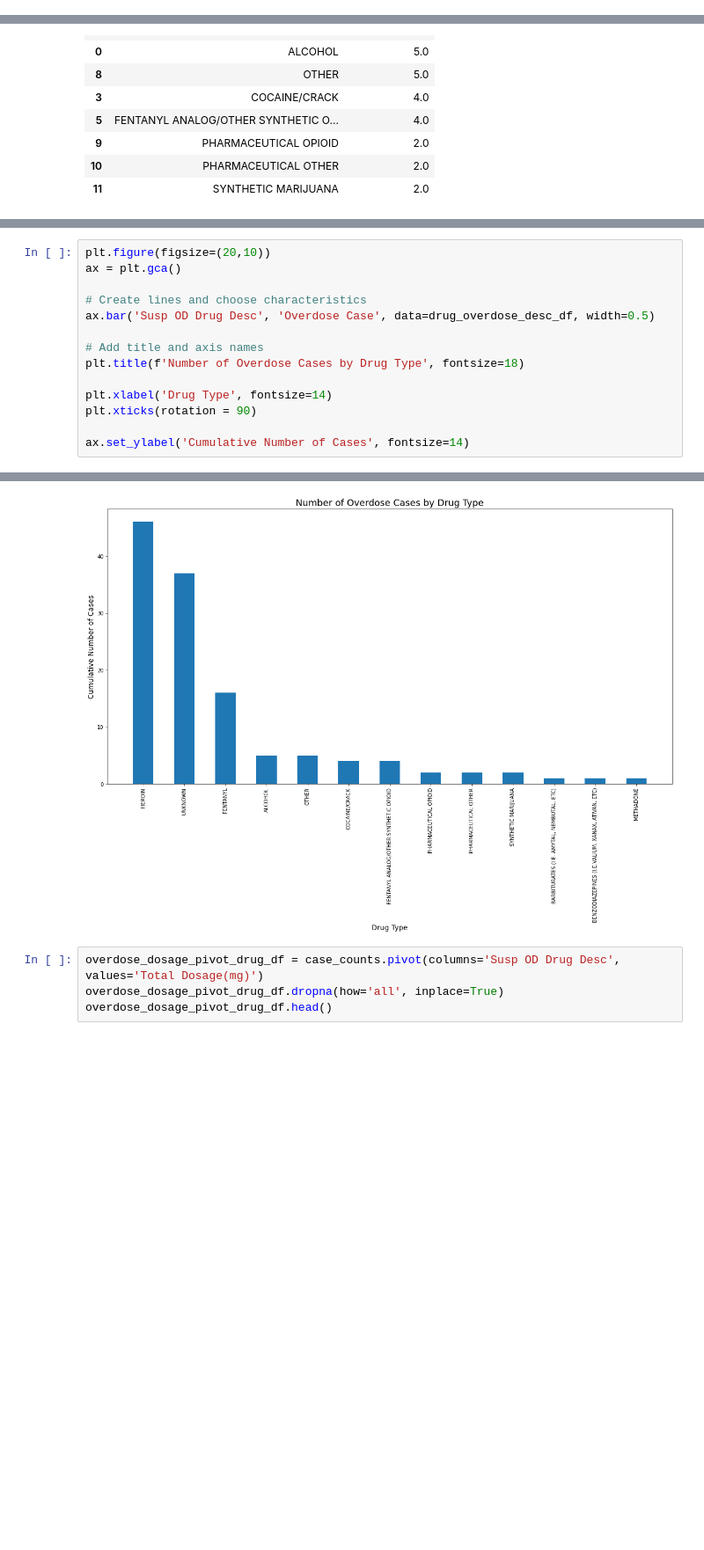
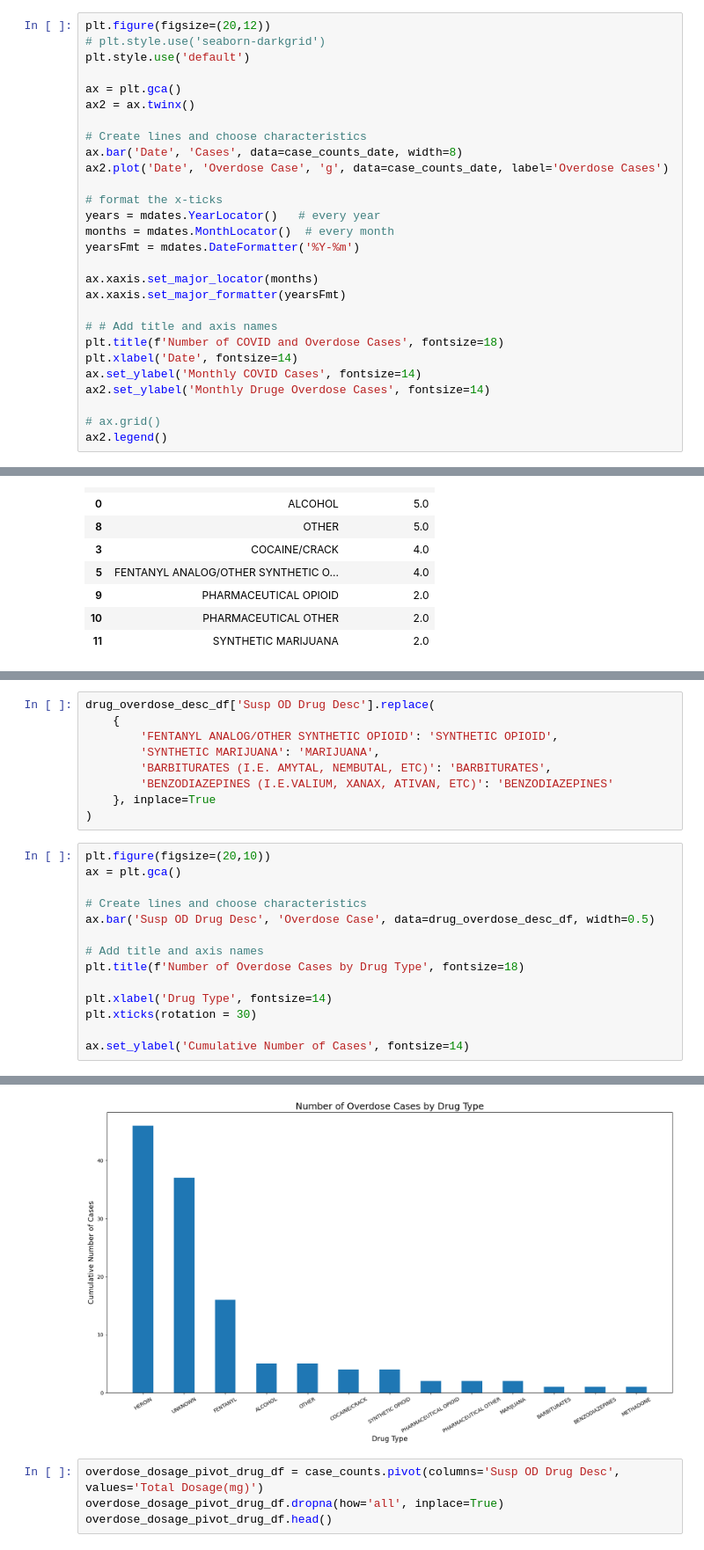
Before and after one commit to sharma-apoorv/data-512-project, a Jupyter notebook: src/A5-Extension.ipynb, the cells around one changed output, grey strips where cells are left out. Shown: that part at 88% size. Cells and saved outputs as stored; diff of their text form; blank space fills up the shorter version.

```diff
--- a/src/A5-Extension.ipynb
+++ b/src/A5-Extension.ipynb
@@ -195,0 +198,28 @@ ax2.legend()
+# %%
+plt.figure(figsize=(20,12))
+# plt.style.use('seaborn-darkgrid')
+plt.style.use('default')
+
+ax = plt.gca()
+ax2 = ax.twinx()
+
+# Create lines and choose characteristics
+ax.bar('Date', 'Cases', data=case_counts_date, width=8)
+ax2.plot('Date', 'Overdose Case', 'g', data=case_counts_date, label='Overdose Cases')
+
+# format the x-ticks
+years = mdates.YearLocator()   # every year
+months = mdates.MonthLocator()  # every month
+yearsFmt = mdates.DateFormatter('%Y-%m')
+
+ax.xaxis.set_major_locator(months)
+ax.xaxis.set_major_formatter(yearsFmt)
+
+# # Add title and axis names
+plt.title(f'Number of COVID and Overdose Cases', fontsize=18)
+plt.xlabel('Date', fontsize=14)
+ax.set_ylabel('Monthly COVID Cases', fontsize=14)
+ax2.set_ylabel('Monthly Druge Overdose Cases', fontsize=14)
+
+# ax.grid()
+ax2.legend()
@@ -360,20 +393,29 @@ array(['HEROIN', 'UNKNOWN', 'FENTANYL', 'ALCOHOL', 'OTHER',
+# %%
+drug_overdose_desc_df['Susp OD Drug Desc'].replace(
+    {
+        'FENTANYL ANALOG/OTHER SYNTHETIC OPIOID': 'SYNTHETIC OPIOID',
+        'SYNTHETIC MARIJUANA': 'MARIJUANA',
+        'BARBITURATES (I.E. AMYTAL, NEMBUTAL, ETC)': 'BARBITURATES',
+        'BENZODIAZEPINES (I.E.VALIUM, XANAX, ATIVAN, ETC)': 'BENZODIAZEPINES'
+    }, inplace=True
+)
 # %%
 plt.figure(figsize=(20,10))
 ax = plt.gca()
 
 # Create lines and choose characteristics
 ax.bar('Susp OD Drug Desc', 'Overdose Case', data=drug_overdose_desc_df, width=0.5)
 
 # Add title and axis names
 plt.title(f'Number of Overdose Cases by Drug Type', fontsize=18)
 
 plt.xlabel('Drug Type', fontsize=14)
-plt.xticks(rotation = 90)
+plt.xticks(rotation = 30)
 
 ax.set_ylabel('Cumulative Number of Cases', fontsize=14)
 # %% [output]
 Text(0, 0.5, 'Cumulative Number of Cases')
-[figure, old version]
+[figure, new version]
 # %%
 overdose_dosage_pivot_drug_df = case_counts.pivot(columns='Susp OD Drug Desc', values='Total Dosage(mg)')
 overdose_dosage_pivot_drug_df.dropna(how='all', inplace=True)
```
Also changed, not shown: parts of 36 cells of this notebook.
